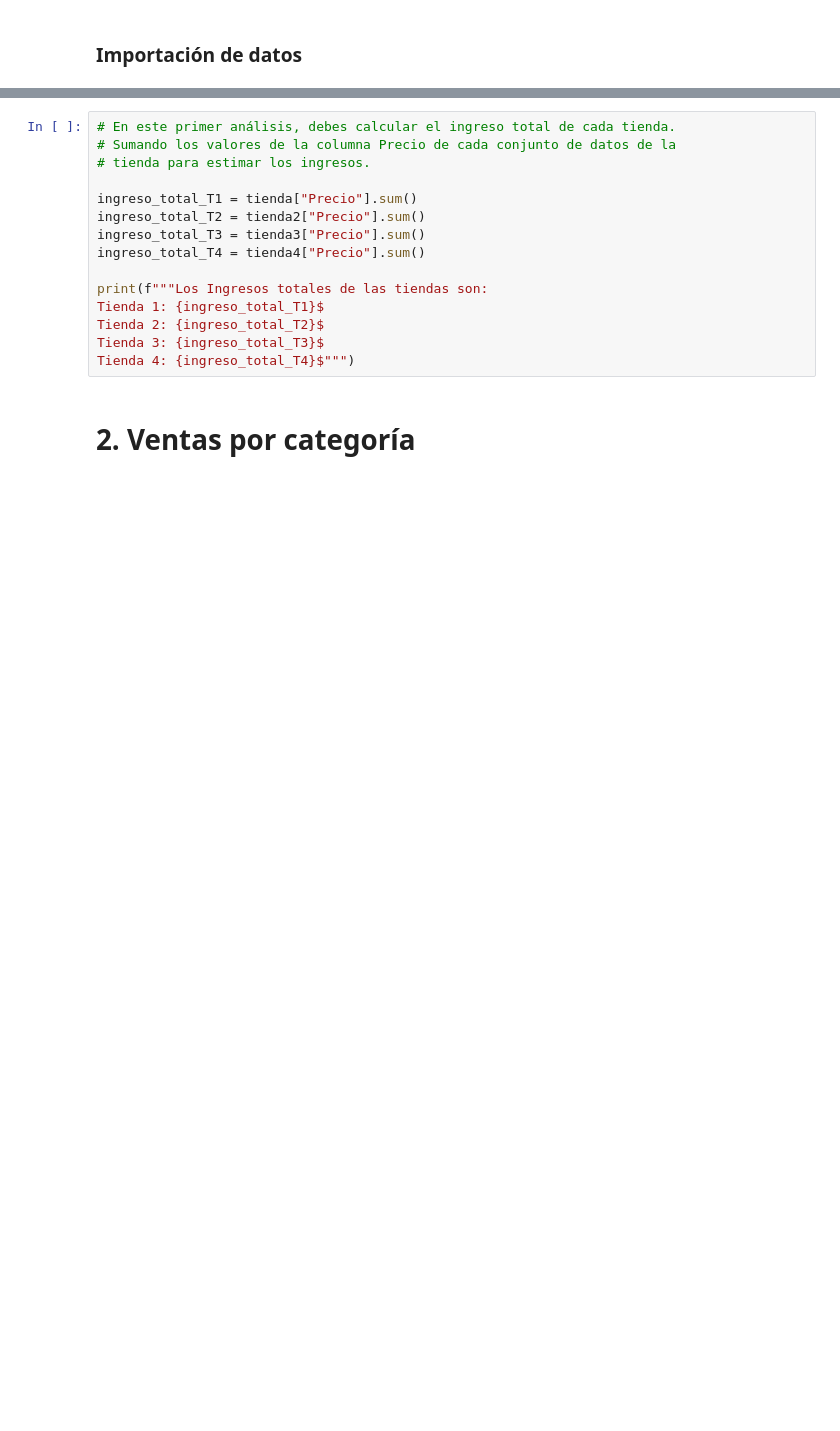
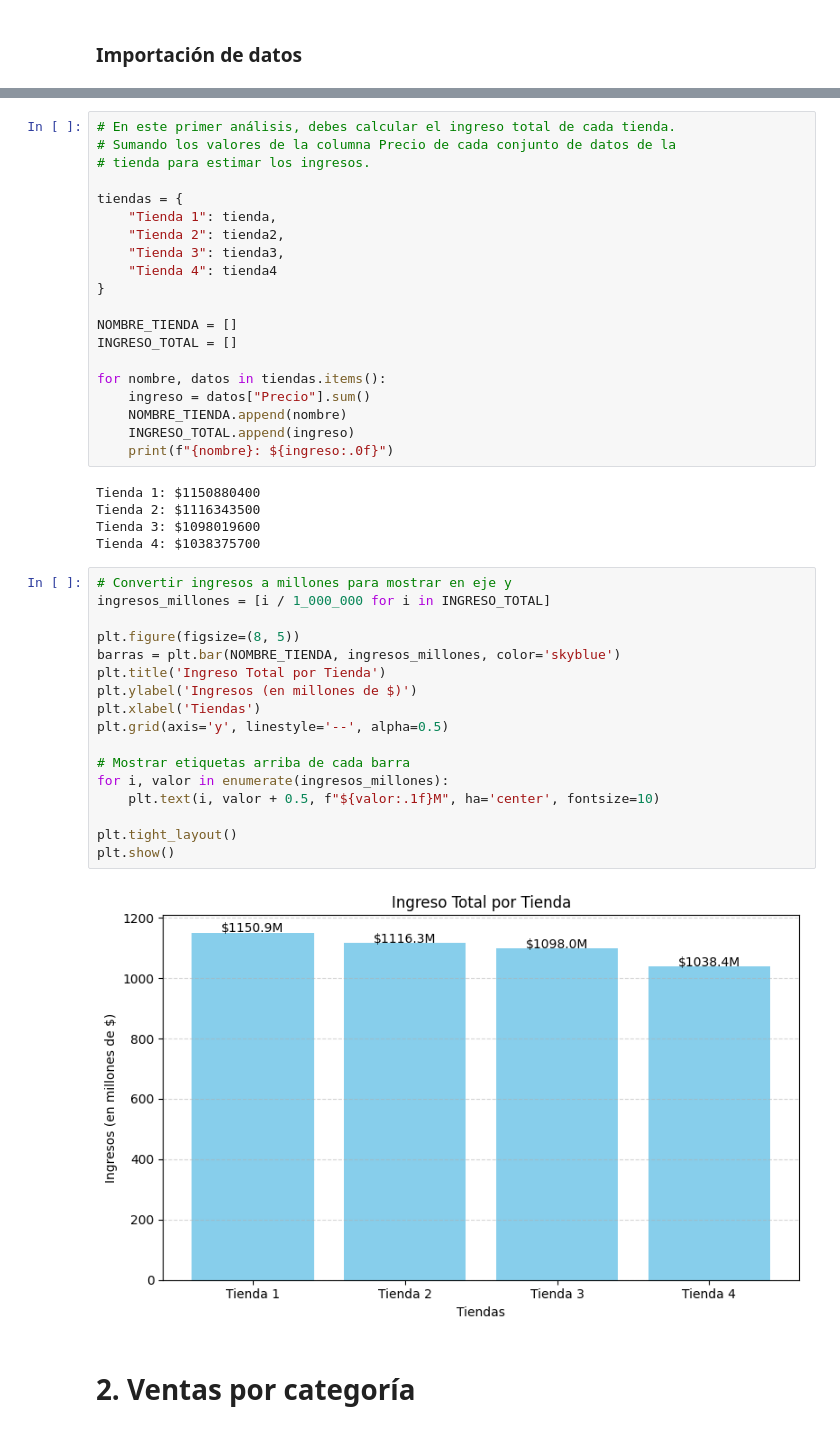
Before and after one commit to MigXDev/Ciencia-de-datos_I_DESAFIO_1, a Jupyter notebook: AluraStoreLatam.ipynb, the cells around one changed output, grey strips where cells are left out. Saved outputs shown, nothing was run; the diff lists cells and outputs as text; blank space fills up the shorter version.

```diff
--- a/AluraStoreLatam.ipynb
+++ b/AluraStoreLatam.ipynb
@@ -28,16 +29,45 @@ tienda.head()
 # Sumando los valores de la columna Precio de cada conjunto de datos de la
 # tienda para estimar los ingresos.
 
-ingreso_total_T1 = tienda["Precio"].sum()
-ingreso_total_T2 = tienda2["Precio"].sum()
-ingreso_total_T3 = tienda3["Precio"].sum()
-ingreso_total_T4 = tienda4["Precio"].sum()
+tiendas = {
+    "Tienda 1": tienda,
+    "Tienda 2": tienda2,
+    "Tienda 3": tienda3,
+    "Tienda 4": tienda4
+}
 
-print(f"""Los Ingresos totales de las tiendas son:
-Tienda 1: {ingreso_total_T1}$
-Tienda 2: {ingreso_total_T2}$
-Tienda 3: {ingreso_total_T3}$
-Tienda 4: {ingreso_total_T4}$""")
+NOMBRE_TIENDA = []
+INGRESO_TOTAL = []
+
+for nombre, datos in tiendas.items():
+    ingreso = datos["Precio"].sum()
+    NOMBRE_TIENDA.append(nombre)
+    INGRESO_TOTAL.append(ingreso)
+    print(f"{nombre}: ${ingreso:.0f}")
+# %% [output]
+Tienda 1: $1150880400
+Tienda 2: $1116343500
+Tienda 3: $1098019600
+Tienda 4: $1038375700
+# %%
+# Convertir ingresos a millones para mostrar en eje y
+ingresos_millones = [i / 1_000_000 for i in INGRESO_TOTAL]
+
+plt.figure(figsize=(8, 5))
+barras = plt.bar(NOMBRE_TIENDA, ingresos_millones, color='skyblue')
+plt.title('Ingreso Total por Tienda')
+plt.ylabel('Ingresos (en millones de $)')
+plt.xlabel('Tiendas')
+plt.grid(axis='y', linestyle='--', alpha=0.5)
+
+# Mostrar etiquetas arriba de cada barra
+for i, valor in enumerate(ingresos_millones):
+    plt.text(i, valor + 0.5, f"${valor:.1f}M", ha='center', fontsize=10)
+
+plt.tight_layout()
+plt.show()
+# %% [output]
+[figure, added]
 # %% [markdown]
 # 2. Ventas por categoría
 # %%
```
Also changed, not shown: parts of 7 cells of this notebook.
